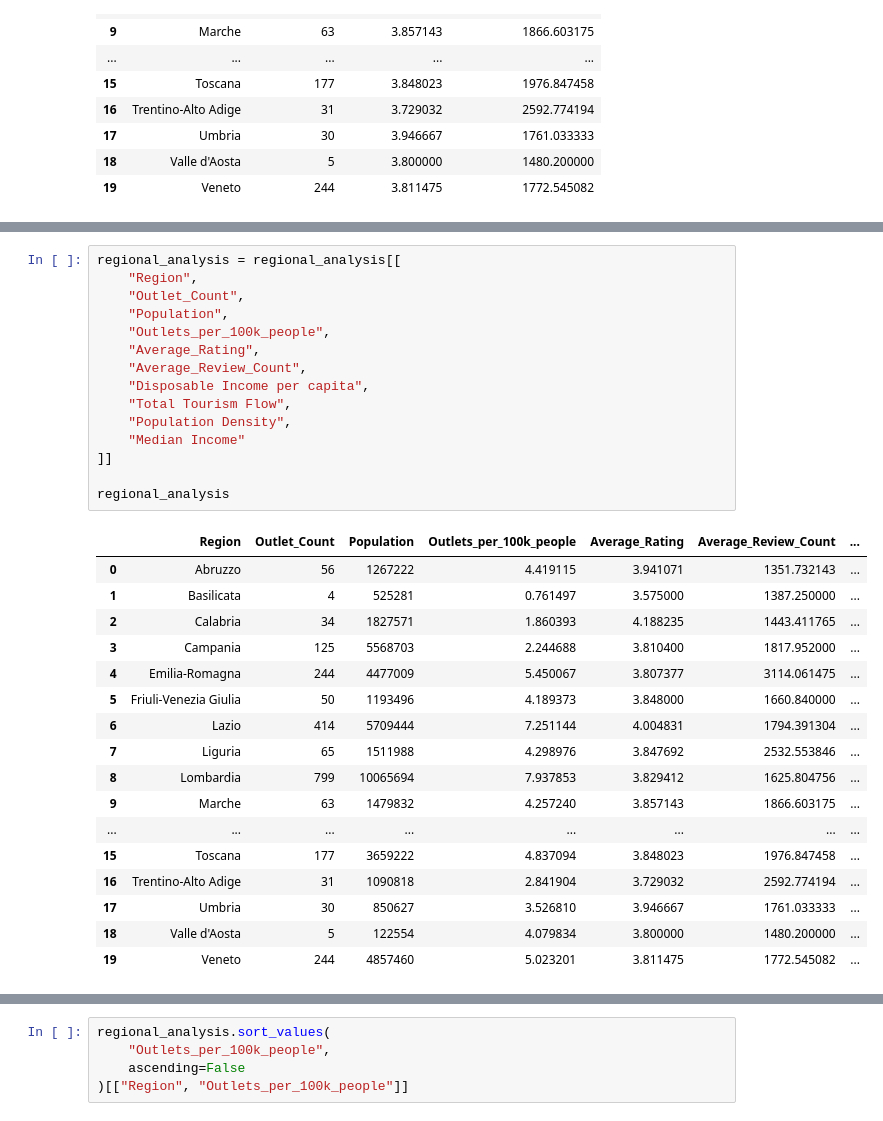
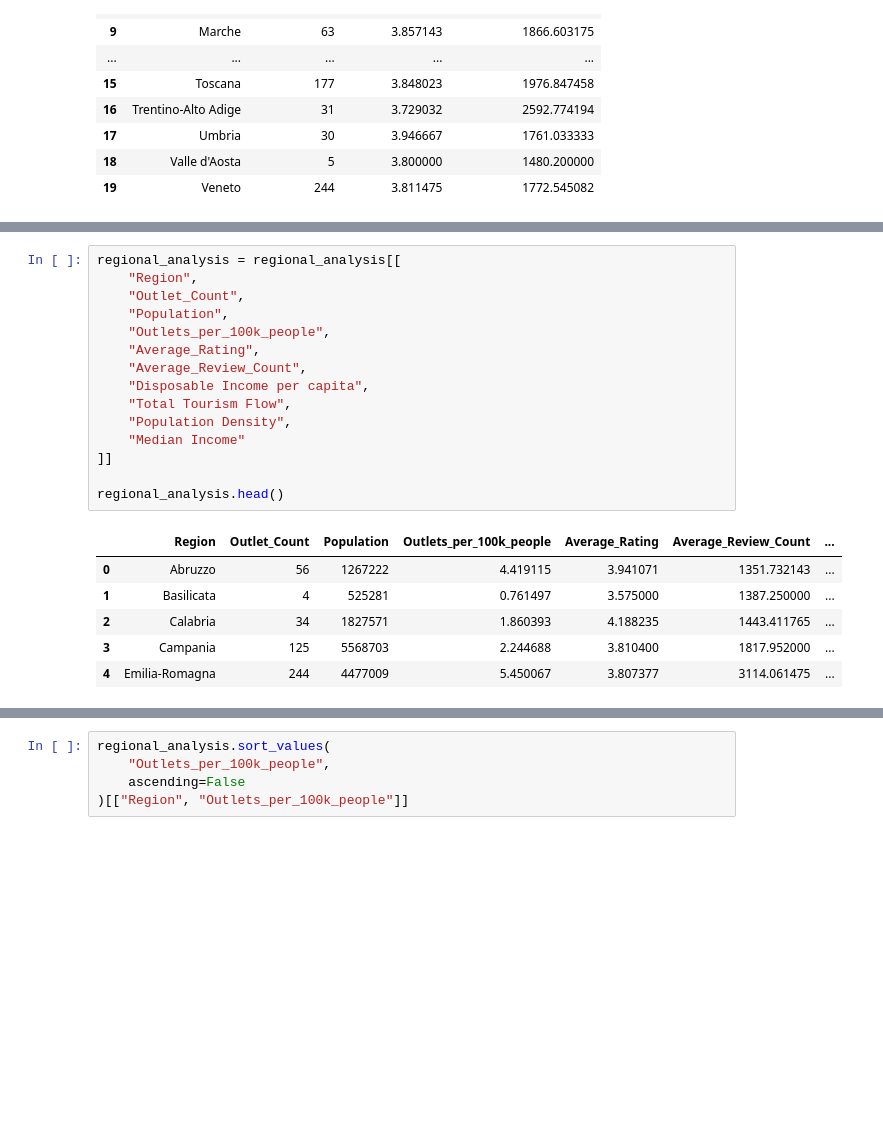
Before and after one commit to mike10nn/QSR_Analysis, a Jupyter notebook: regional_analysis.ipynb, the cells around one changed output, grey strips where cells are left out. Drawn from its saved outputs; the diff is of its cells as text; blank space fills up the shorter version.

Commit message:
Update until regional analysis

```diff
--- a/regional_analysis.ipynb
+++ b/regional_analysis.ipynb
@@ -112,35 +125,24 @@ regional_analysis.head()
 # %%
 regional_analysis = regional_analysis[[
     "Region",
     "Outlet_Count",
     "Population",
     "Outlets_per_100k_people",
     "Average_Rating",
     "Average_Review_Count",
     "Disposable Income per capita",
     "Total Tourism Flow",
     "Population Density",
     "Median Income"
 ]]
 
-regional_analysis
+regional_analysis.head()
 # %% [output]
 |  | Region | Outlet_Count | Population | Outlets_per_100k_people | Average_Rating | Average_Review_Count | ... |
 | 0 | Abruzzo | 56 | 1267222 | 4.419115 | 3.941071 | 1351.732143 | ... |
 | 1 | Basilicata | 4 | 525281 | 0.761497 | 3.575000 | 1387.250000 | ... |
 | 2 | Calabria | 34 | 1827571 | 1.860393 | 4.188235 | 1443.411765 | ... |
 | 3 | Campania | 125 | 5568703 | 2.244688 | 3.810400 | 1817.952000 | ... |
 | 4 | Emilia-Romagna | 244 | 4477009 | 5.450067 | 3.807377 | 3114.061475 | ... |
-| 5 | Friuli-Venezia Giulia | 50 | 1193496 | 4.189373 | 3.848000 | 1660.840000 | ... |
-| 6 | Lazio | 414 | 5709444 | 7.251144 | 4.004831 | 1794.391304 | ... |
-| 7 | Liguria | 65 | 1511988 | 4.298976 | 3.847692 | 2532.553846 | ... |
-| 8 | Lombardia | 799 | 10065694 | 7.937853 | 3.829412 | 1625.804756 | ... |
-| 9 | Marche | 63 | 1479832 | 4.257240 | 3.857143 | 1866.603175 | ... |
-| ... | ... | ... | ... | ... | ... | ... | ... |
-| 15 | Toscana | 177 | 3659222 | 4.837094 | 3.848023 | 1976.847458 | ... |
-| 16 | Trentino-Alto Adige | 31 | 1090818 | 2.841904 | 3.729032 | 2592.774194 | ... |
-| 17 | Umbria | 30 | 850627 | 3.526810 | 3.946667 | 1761.033333 | ... |
-| 18 | Valle d'Aosta | 5 | 122554 | 4.079834 | 3.800000 | 1480.200000 | ... |
-| 19 | Veneto | 244 | 4857460 | 5.023201 | 3.811475 | 1772.545082 | ... |
 # %%
 regional_analysis.sort_values(
```
Also changed, not shown: parts of 8 cells of this notebook.
